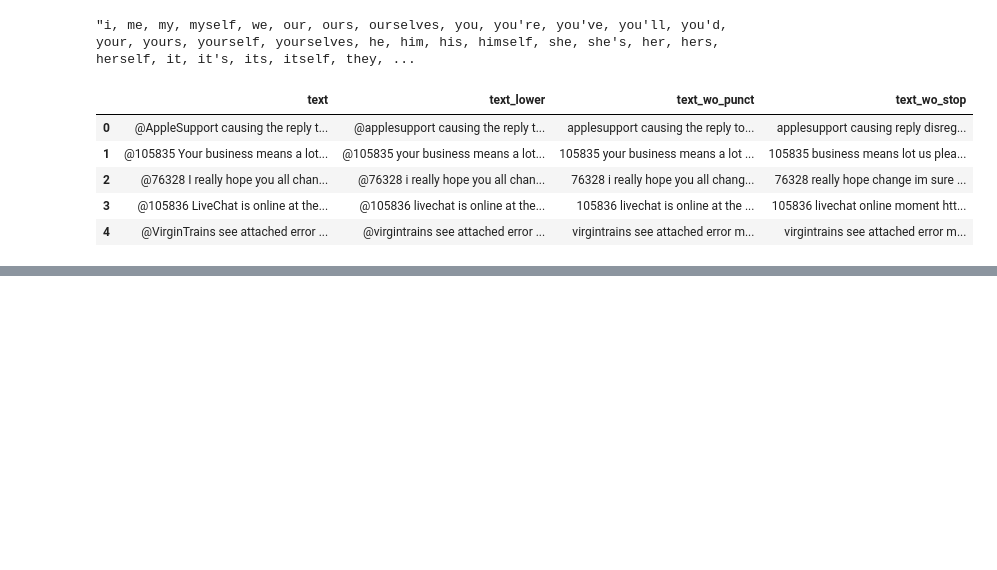
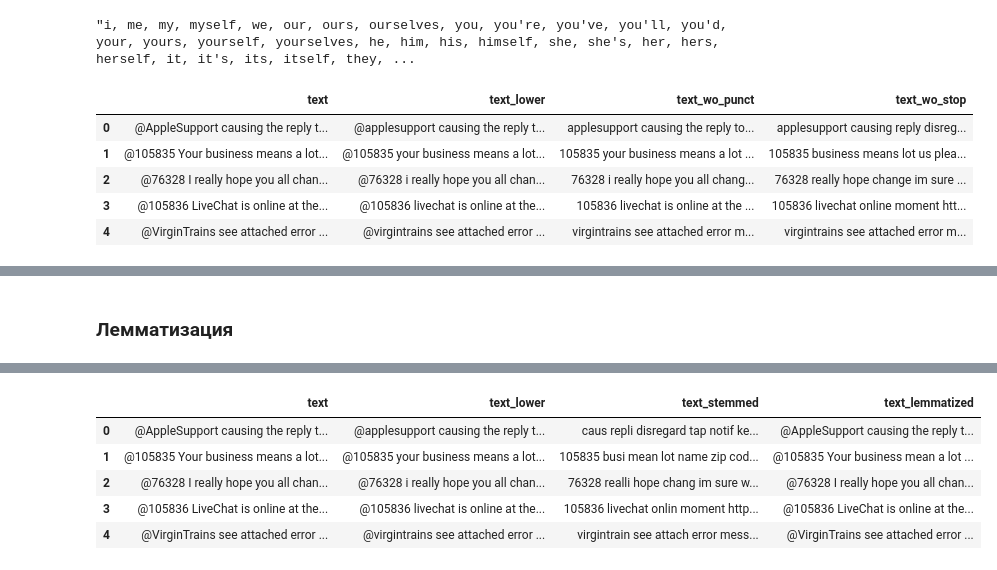
Before and after one commit to golubnichiy/big_data_04_24, a Jupyter notebook: day_07.ipynb, the cells around one changed output, grey strips where cells are left out. Drawn from its saved outputs; the diff is of its cells as text; code cells hidden in the pictures; blank space fills up the shorter version.

```diff
--- a/day_07.ipynb
+++ b/day_07.ipynb
@@ -126,0 +215,3 @@ df.head()
+# %%
+df.drop(['text_wo_stop_freq', 'text_wo_stop_freq_rare'], axis=1, inplace=True)
+df.head()
@@ -126,0 +259,13 @@ df.head()
+# %% [markdown]
+### Лемматизация
+# %%
+from nltk.stem import WordNetLemmatizer
+nltk.download('wordnet')
+lemmatizer = WordNetLemmatizer()
+
+def lemmatize_words(text):
+    return ' '.join([lemmatizer.lemmatize(word) for word in text.split()])
+
+df['text_lemmatized'] = df['text'].apply(lemmatize_words)
+df.head()
+# %% [output]
@@ -126,0 +275,6 @@ df.head()
+|  | text | text_lower | text_stemmed | text_lemmatized |
+| 0 | @AppleSupport causing the reply t... | @applesupport causing the reply t... | caus repli disregard tap notif ke... | @AppleSupport causing the reply t... |
+| 1 | @105835 Your business means a lot... | @105835 your business means a lot... | 105835 busi mean lot name zip cod... | @105835 Your business mean a lot ... |
+| 2 | @76328 I really hope you all chan... | @76328 i really hope you all chan... | 76328 realli hope chang im sure w... | @76328 I really hope you all chan... |
+| 3 | @105836 LiveChat is online at the... | @105836 livechat is online at the... | 105836 livechat onlin moment http... | @105836 LiveChat is online at the... |
+| 4 | @VirginTrains see attached error ... | @virgintrains see attached error ... | virgintrain see attach error mess... | @VirginTrains see attached error ... |
```
Also changed, not shown: parts of 17 cells of this notebook, 1 other file.
